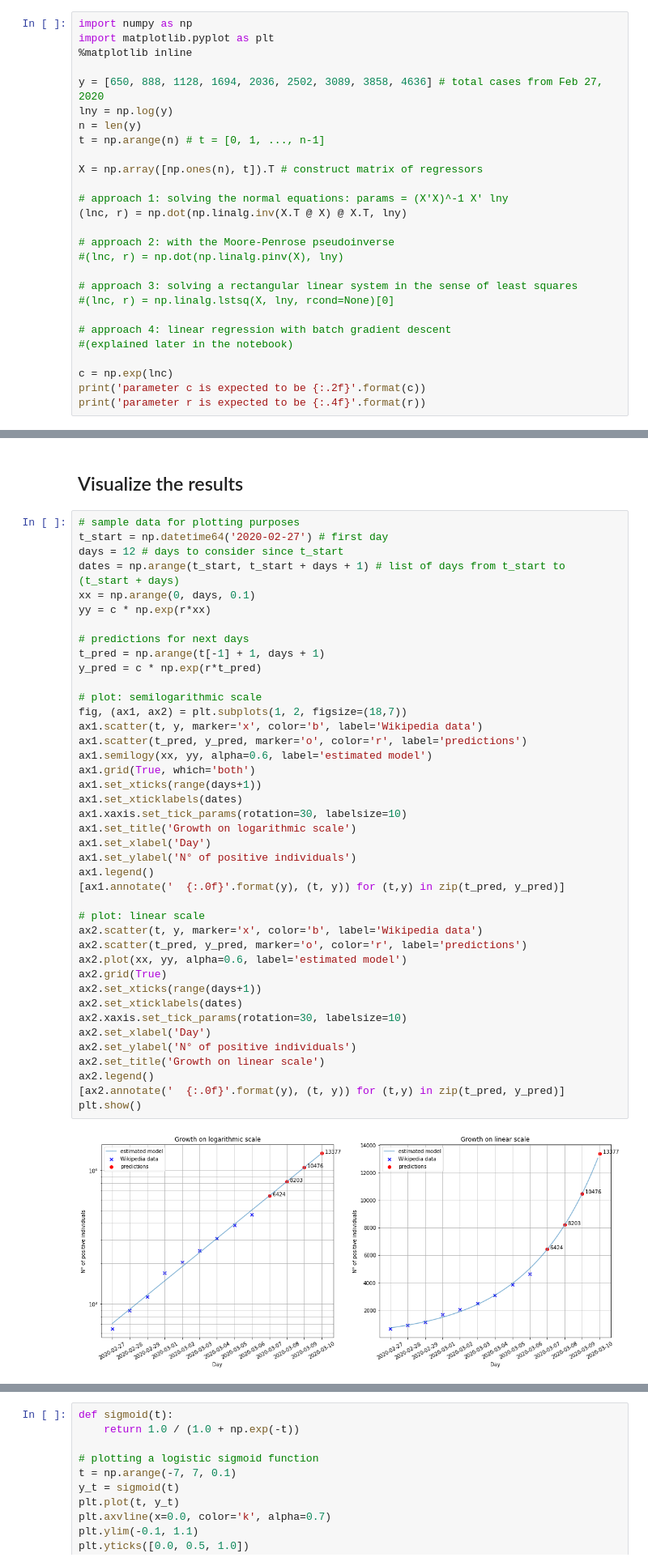
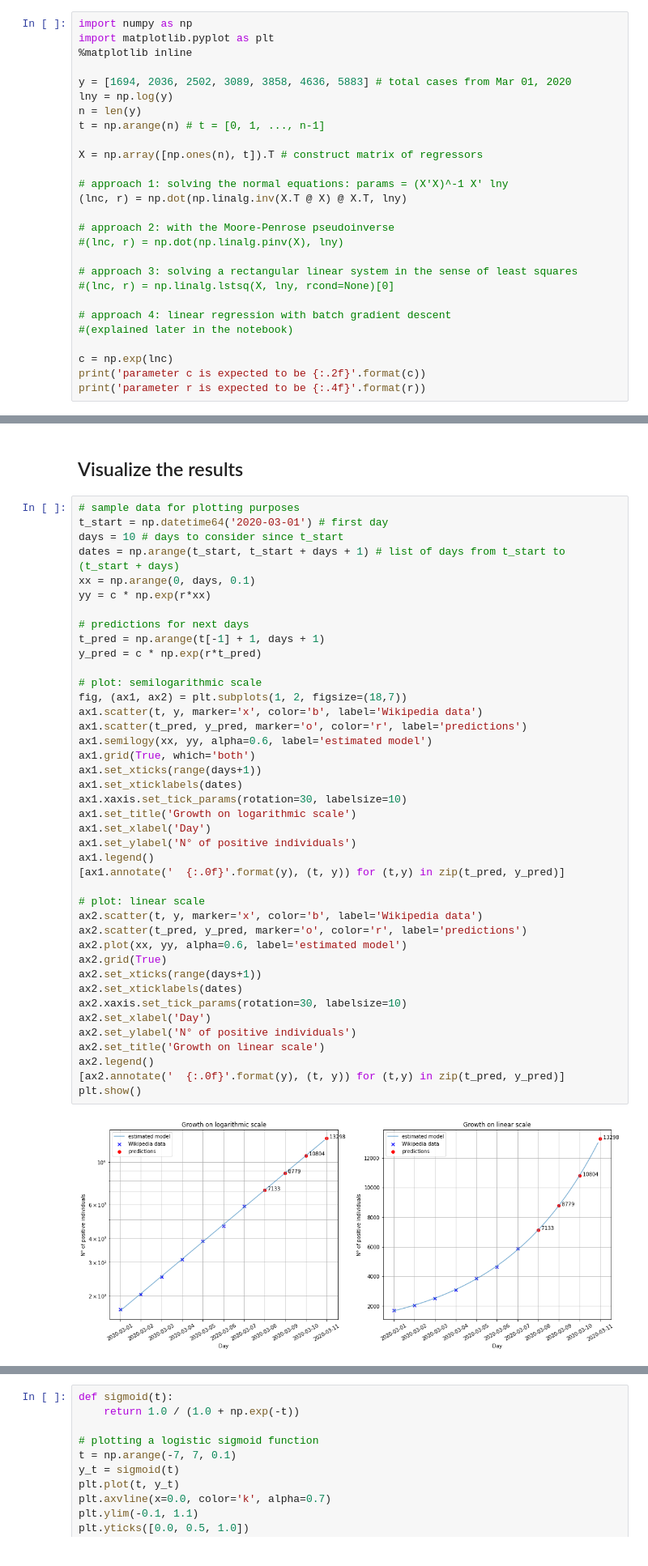
Before and after one commit to pietroventurini/predict-COVID19, a Jupyter notebook: Predicting_the_spread_of_COVID_19.ipynb, the cells around one changed output, grey strips where cells are left out. Shown: that part at 81% size. Drawn from its saved outputs; the diff is of its cells as text.

```diff
--- a/Predicting_the_spread_of_COVID_19.ipynb
+++ b/Predicting_the_spread_of_COVID_19.ipynb
@@ -33,7 +33,7 @@ import numpy as np
 import matplotlib.pyplot as plt
 %matplotlib inline
 
-y = [650, 888, 1128, 1694, 2036, 2502, 3089, 3858, 4636] # total cases from Feb 27, 2020
+y = [1694, 2036, 2502, 3089, 3858, 4636, 5883] # total cases from Mar 01, 2020
 lny = np.log(y)
 n = len(y)
 t = np.arange(n) # t = [0, 1, ..., n-1]
@@ -62,8 +62,8 @@ parameter r is expected to be 0.2445
 ## Visualize the results
 # %%
 # sample data for plotting purposes
-t_start = np.datetime64('2020-02-27') # first day
-days = 12 # days to consider since t_start
+t_start = np.datetime64('2020-03-01') # first day
+days = 10 # days to consider since t_start
 dates = np.arange(t_start, t_start + days + 1) # list of days from t_start to (t_start + days)
 xx = np.arange(0, days, 0.1)
 yy = c * np.exp(r*xx)
@@ -75,31 +75,31 @@ y_pred = c * np.exp(r*t_pred)
 # plot: semilogarithmic scale
 fig, (ax1, ax2) = plt.subplots(1, 2, figsize=(18,7))
 ax1.scatter(t, y, marker='x', color='b', label='Wikipedia data')
 ax1.scatter(t_pred, y_pred, marker='o', color='r', label='predictions')
 ax1.semilogy(xx, yy, alpha=0.6, label='estimated model')
 ax1.grid(True, which='both')
 ax1.set_xticks(range(days+1))
 ax1.set_xticklabels(dates)
 ax1.xaxis.set_tick_params(rotation=30, labelsize=10)
 ax1.set_title('Growth on logarithmic scale')
 ax1.set_xlabel('Day')
 ax1.set_ylabel('N° of positive individuals')
 ax1.legend()
 [ax1.annotate('  {:.0f}'.format(y), (t, y)) for (t,y) in zip(t_pred, y_pred)]
 
 # plot: linear scale
 ax2.scatter(t, y, marker='x', color='b', label='Wikipedia data')
 ax2.scatter(t_pred, y_pred, marker='o', color='r', label='predictions')
 ax2.plot(xx, yy, alpha=0.6, label='estimated model')
 ax2.grid(True)
 ax2.set_xticks(range(days+1))
 ax2.set_xticklabels(dates)
 ax2.xaxis.set_tick_params(rotation=30, labelsize=10)
 ax2.set_xlabel('Day')
 ax2.set_ylabel('N° of positive individuals')
 ax2.set_title('Growth on linear scale')
 ax2.legend()
 [ax2.annotate('  {:.0f}'.format(y), (t, y)) for (t,y) in zip(t_pred, y_pred)]
 plt.show()
 # %% [output]
-[figure, old version]
+[figure, new version]
```
Also changed, not shown: parts of 7 cells of this notebook.
